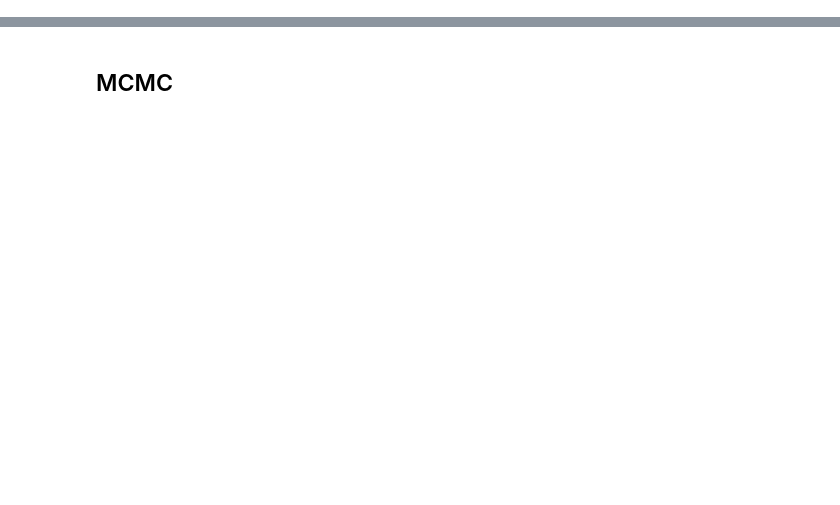
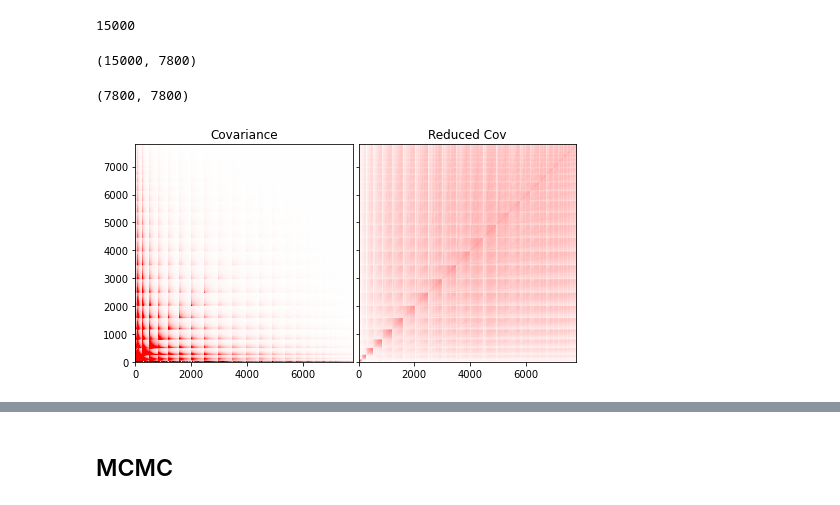
Before and after one commit to mehdirezaie/bispectrum, a Jupyter notebook: bao.ipynb, the cells around one changed output, grey strips where cells are left out. Drawn from its saved outputs; the diff is of its cells as text; code cells hidden in the pictures; blank space fills up the shorter version.

```diff
--- a/bao.ipynb
+++ b/bao.ipynb
@@ -16,0 +11,39 @@ bk_glm_nobao = read_glam_bk_nobao()
+# %%
+bks = glob('/home/lado/Molino/bk_molino.z0.0.fiducial.nbody*.hod0.hdf5')
+len(bks)
+# %% [output]
+15000
+# %%
+data = []
+for fn in bks:
+
+    d = np.loadtxt(fn)
+    k3d = d[:, :3]
+    bk  = d[:, 3:]
+
+    data.append(bk.flatten())
+# %%
+np.array(data).shape
+# %% [output]
+(15000, 7800)
+# %%
+cov = np.cov(data, rowvar=False)
+# %%
+cov.shape
+# %% [output]
+(7800, 7800)
+# %%
+std = np.diagonal(cov)**0.5
+# %%
+rcov = cov / np.outer(std, std)
+# %%
+fg, ax = plt.subplots(ncols=2, figsize=(8, 4), sharey=True)
+fg.subplots_adjust(wspace=0.0)
+
+ax[0].imshow(cov, vmin=-0.2, vmax=0.2, origin='lower', cmap='bwr')
+ax[1].imshow(rcov, vmin=-1.0, vmax=1.0, origin='lower', cmap='bwr')
+
+for axi, ni in zip(ax, ['Covariance', 'Reduced Cov']):
+    axi.set_title(ni)
+# %% [output]
+[figure, added]
```
Also changed, not shown: parts of 41 cells of this notebook, 7 other files.
